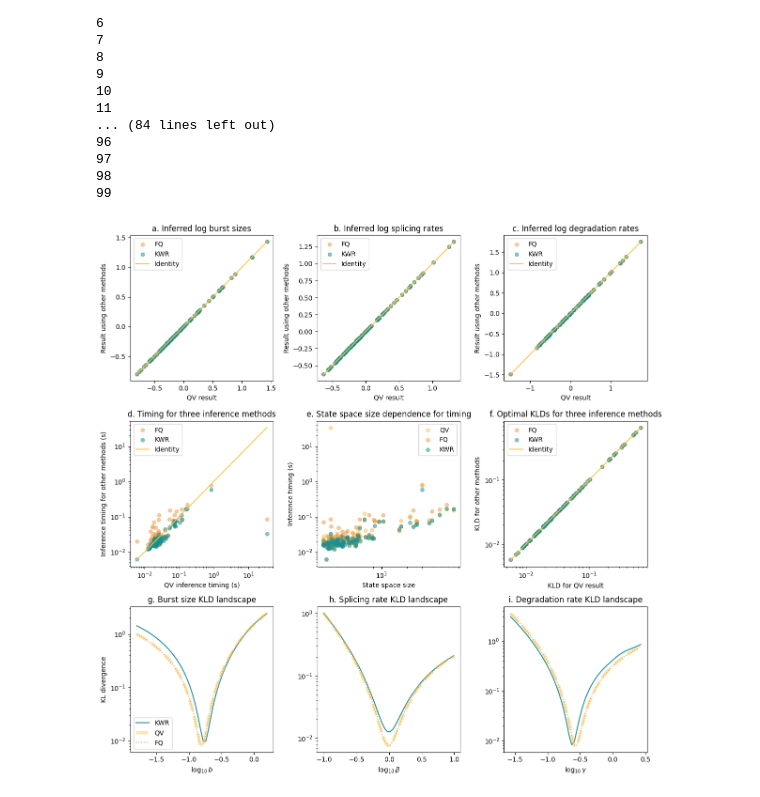
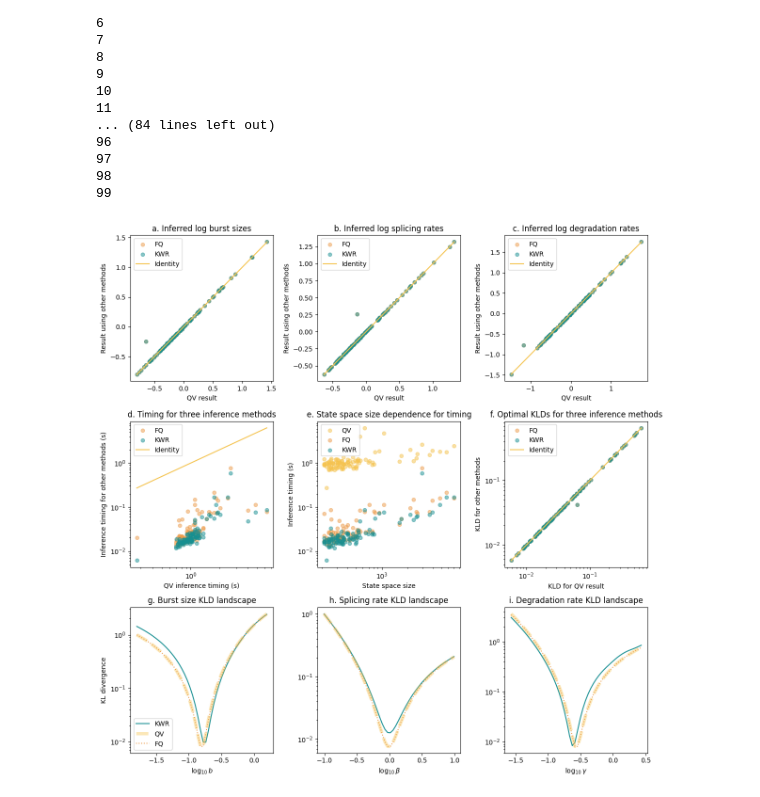
Before and after one commit to mtcarilli/GCCP_2022, a Jupyter notebook: standalone_monod_demo.ipynb, the cells around one changed output. Drawn from its saved outputs; the diff is of its cells as text; code cells hidden in the pictures.

```diff
--- a/standalone_monod_demo.ipynb
+++ b/standalone_monod_demo.ipynb
@@ -330,8 +330,8 @@ for i in range(N):
     t_nn10.append(time.time()-t1)
 # %%
 search_data_hf = copy.deepcopy(search_data)
-search_data_hf.M[:,0] += 500
-search_data_hf.M[:,0] += 500
+search_data_hf.M[0,:] += 200
+search_data_hf.M[1,:] += 200
 # %%
 t_qv = []
 res_qv = []
@@ -486,32 +486,32 @@ for k in range(3):
         p_[k] = d
 
         # kld_nn.append(fitmodel_nn.eval_model_kld(p_, search_data.M[:,gind], "None", search_data.hist[gind]))
         kld_nn10.append(fitmodel_nn10.eval_model_kld(p_, search_data.M[:,gind], "None", search_data.hist[gind]))
-        kld_qv.append(fitmodel_qv.eval_model_kld(p_, search_data_hf.M[:,gind]+100, "None", search_data_hf.hist[gind]))
+        kld_qv.append(fitmodel_qv.eval_model_kld(p_, search_data_hf.M[:,gind], "None", search_data_hf.hist[gind]))
         kld_fq.append(fitmodel_fq.eval_model_kld(p_, search_data.M[:,gind], "None", search_data.hist[gind]))
 #     ax1[2,k].plot(domain,kld_nn,'-',color=color_nn,label='nnNB')
     ax1[2,k].plot(domain,kld_nn10,'-',color=color_nn10,label='KWR')
     ax1[2,k].plot(domain,kld_qv,'--',color=color_qv,linewidth=5,alpha=0.4,label='QV')
     ax1[2,k].plot(domain,kld_fq,':',color=color_fq,alpha=1,label='FQ')
     ax1[2,k].set_xlabel(param_names[k])
     ax1[2,k].set_yscale('log')
     if k==0:
         ax1[2,k].legend()
         ax1[2,k].set_ylabel('KL divergence')
 
 ax1[0,0].set_title('a. Inferred log burst sizes')
 ax1[0,0].set_title('a. Inferred log burst sizes')
 ax1[0,1].set_title('b. Inferred log splicing rates')
 ax1[0,2].set_title('c. Inferred log degradation rates')
 ax1[1,0].set_title('d. Timing for three inference methods')
 ax1[1,1].set_title('e. State space size dependence for timing')
 ax1[1,2].set_title('f. Optimal KLDs for three inference methods')
 ax1[2,0].set_title('g. Burst size KLD landscape')
 ax1[2,1].set_title('h. Splicing rate KLD landscape')
 ax1[2,2].set_title('i. Degradation rate KLD landscape')
 
 plt.tight_layout()
 # plt.savefig('./figs/monod.png',dpi=450)
 # plt.savefig('./figs/monod.pdf')
 # %% [output]
-[figure, old version]
+[figure, new version]
```
Also changed, not shown: parts of 1 cell of this notebook.
